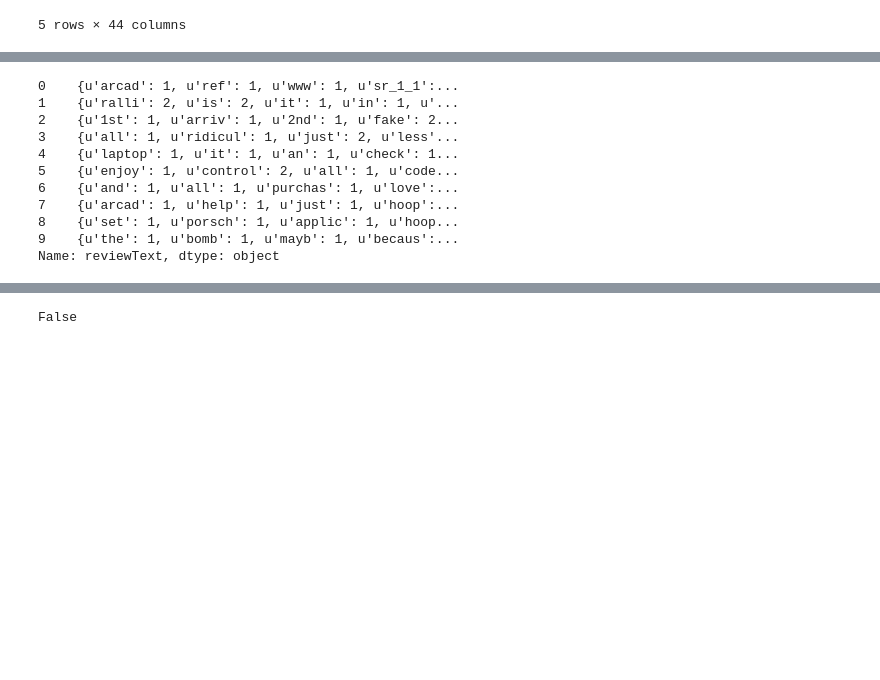
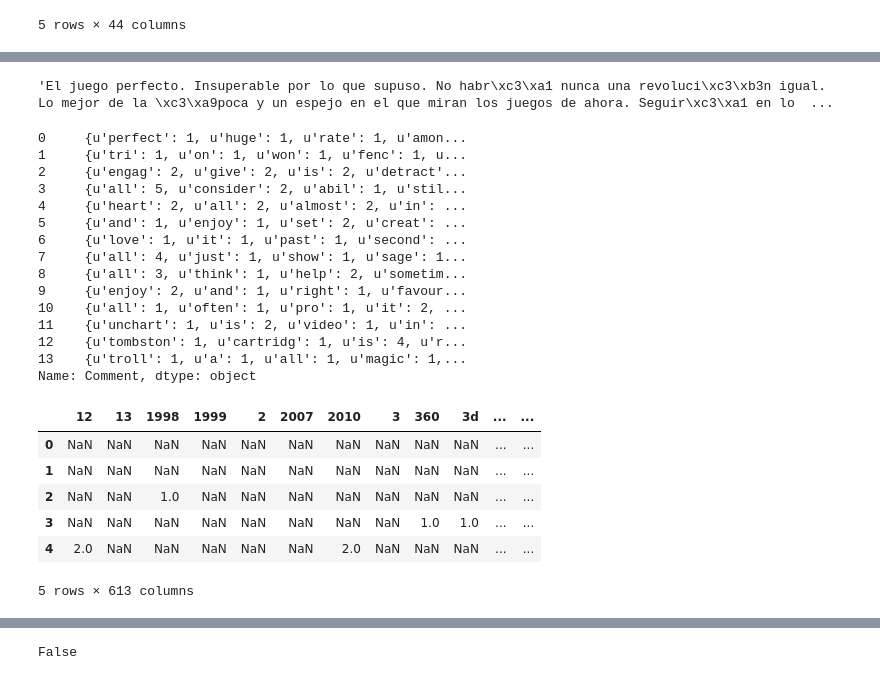
Before and after one commit to SportsReiter12/Data-Science, a Jupyter notebook: Video Game Capstone Project/Data Wrangling/Video Game Capstone Project Data Wrangling.ipynb, the cells around one changed output, grey strips where cells are left out. Drawn from its saved outputs; the diff is of its cells as text; code cells hidden in the pictures; blank space fills up the shorter version.

```diff
--- a/Video Game Capstone Project/Data Wrangling/Video Game Capstone Project Data Wrangling.ipynb
+++ b/Video Game Capstone Project/Data Wrangling/Video Game Capstone Project Data Wrangling.ipynb
@@ -200,3 +183,7 @@ memory usage: 17.5+ MB
+# %%
+df_2.iloc[14, 3]
+# %% [output]
+'El juego perfecto. Insuperable por lo que supuso. No habr\xc3\xa1 nunca una revoluci\xc3\xb3n igual. Lo mejor de la \xc3\xa9poca y un espejo en el que miran los juegos de ahora. Seguir\xc3\xa1 en lo  ...
 # %%
 # Function to tokenize words from Amazon Reviews
 def sent_tokenizer(x):
@@ -214,17 +201,21 @@ def sent_tokenizer(x):
     return w_count, w_tokens2
 
 # Creating a dictionary of dictionaries with words and their counts
-tokens = df_2['reviewText'][:10].apply(lambda x: sent_tokenizer(x)[0])
+tokens = df_2['Comment'][:14].apply(lambda x: sent_tokenizer(x)[0])
 tokens
 # %% [output]
-0    {u'arcad': 1, u'ref': 1, u'www': 1, u'sr_1_1':...
-1    {u'ralli': 2, u'is': 2, u'it': 1, u'in': 1, u'...
-2    {u'1st': 1, u'arriv': 1, u'2nd': 1, u'fake': 2...
-3    {u'all': 1, u'ridicul': 1, u'just': 2, u'less'...
-4    {u'laptop': 1, u'it': 1, u'an': 1, u'check': 1...
-5    {u'enjoy': 1, u'control': 2, u'all': 1, u'code...
-6    {u'and': 1, u'all': 1, u'purchas': 1, u'love':...
-7    {u'arcad': 1, u'help': 1, u'just': 1, u'hoop':...
-8    {u'set': 1, u'porsch': 1, u'applic': 1, u'hoop...
-9    {u'the': 1, u'bomb': 1, u'mayb': 1, u'becaus':...
-Name: reviewText, dtype: object
+0     {u'perfect': 1, u'huge': 1, u'rate': 1, u'amon...
+1     {u'tri': 1, u'on': 1, u'won': 1, u'fenc': 1, u...
+2     {u'engag': 2, u'give': 2, u'is': 2, u'detract'...
+3     {u'all': 5, u'consider': 2, u'abil': 1, u'stil...
+4     {u'heart': 2, u'all': 2, u'almost': 2, u'in': ...
+5     {u'and': 1, u'enjoy': 1, u'set': 2, u'creat': ...
+6     {u'love': 1, u'it': 1, u'past': 1, u'second': ...
+7     {u'all': 4, u'just': 1, u'show': 1, u'sage': 1...
+8     {u'all': 3, u'think': 1, u'help': 2, u'sometim...
+9     {u'enjoy': 2, u'and': 1, u'right': 1, u'favour...
+10    {u'all': 1, u'often': 1, u'pro': 1, u'it': 2, ...
+11    {u'unchart': 1, u'is': 2, u'video': 1, u'in': ...
+12    {u'tombston': 1, u'cartridg': 1, u'is': 4, u'r...
+13    {u'troll': 1, u'a': 1, u'all': 1, u'magic': 1,...
+Name: Comment, dtype: object
@@ -231 +225,13 @@ Name: reviewText, dtype: object
+# %%
+# Creating a DataFrame of the list
+df_w = pd.DataFrame(tokens)
+df_w.head()
+# %% [output]
+|  | 12 | 13 | 1998 | 1999 | 2 | 2007 | 2010 | 3 | 360 | 3d | ... | ... |
+| 0 | NaN | NaN | NaN | NaN | NaN | NaN | NaN | NaN | NaN | NaN | ... | ... |
+| 1 | NaN | NaN | NaN | NaN | NaN | NaN | NaN | NaN | NaN | NaN | ... | ... |
+| 2 | NaN | NaN | 1.0 | NaN | NaN | NaN | NaN | NaN | NaN | NaN | ... | ... |
+| 3 | NaN | NaN | NaN | NaN | NaN | NaN | NaN | NaN | 1.0 | 1.0 | ... | ... |
+| 4 | 2.0 | NaN | NaN | NaN | NaN | NaN | 2.0 | NaN | NaN | NaN | ... | ... |
+5 rows × 613 columns
 # %%
```
Also changed, not shown: parts of 13 cells of this notebook.
